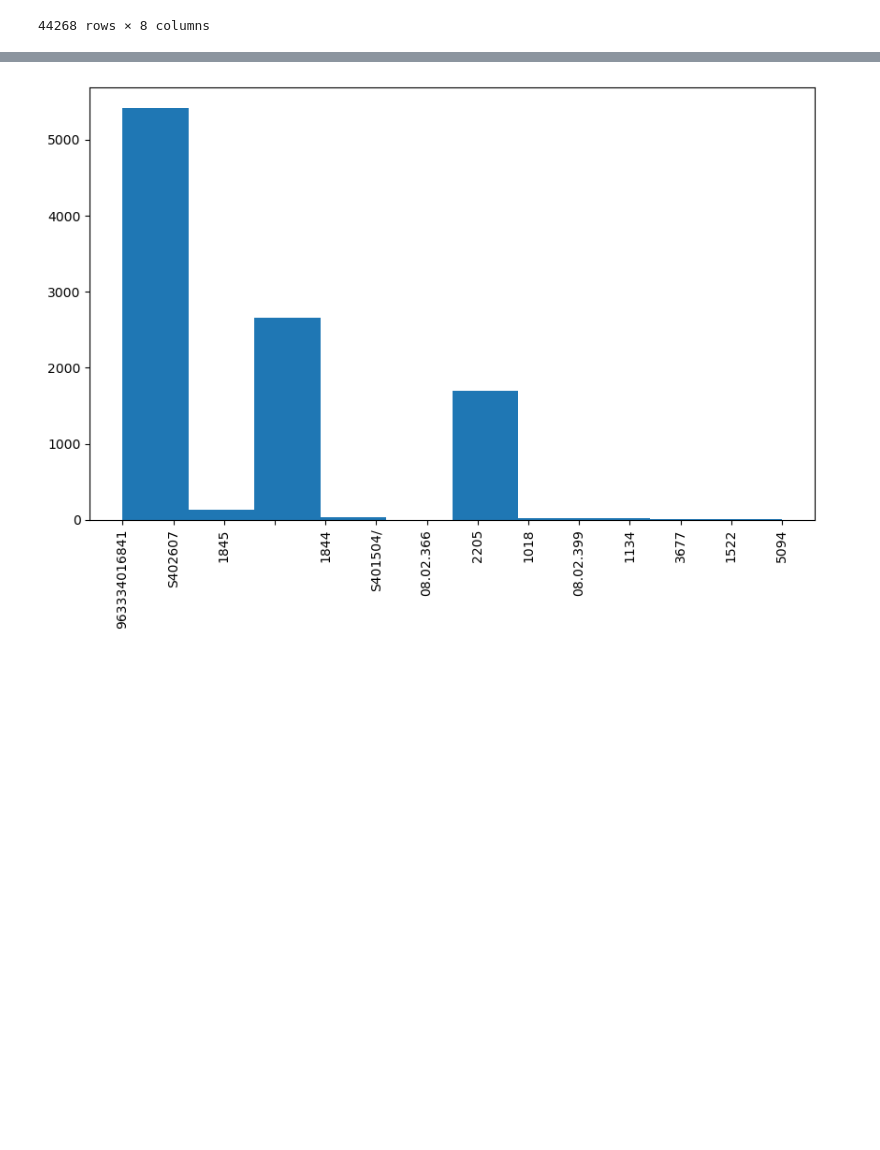
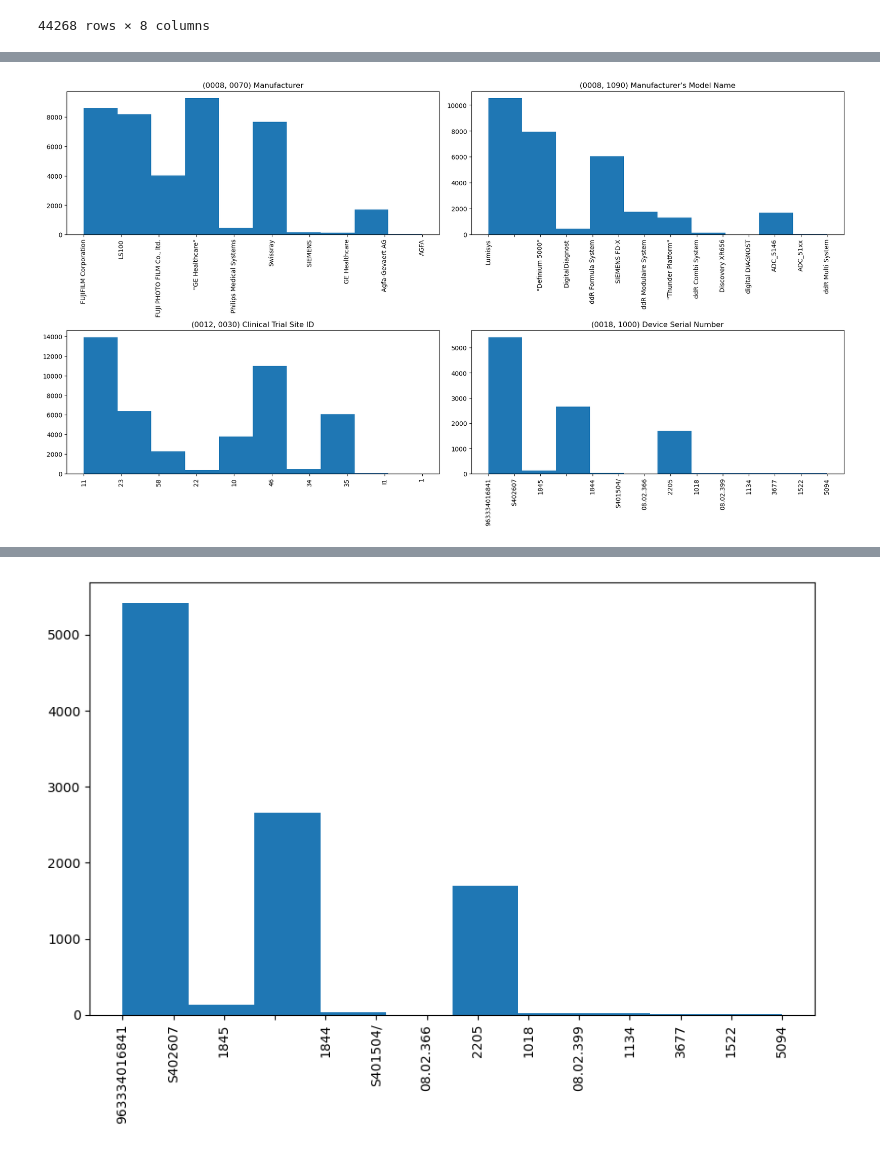
Before and after one commit to cairo-lab/xray_fingerprints, a Jupyter notebook: analysis/pixel_patterns/pattern_modeling.ipynb, the cells around one changed output, grey strips where cells are left out. Cells and saved outputs as stored; diff of their text form; code cells hidden in the pictures; blank space fills up the shorter version.

```diff
--- a/analysis/pixel_patterns/pattern_modeling.ipynb
+++ b/analysis/pixel_patterns/pattern_modeling.ipynb
@@ -165,3 +218,14 @@ def get_model_params(target_variable):
+# %%
+fig, ax = plt.subplots(nrows=2, ncols=2, figsize=(18, 10), constrained_layout=True)
+
+plot_histogram(VARIABLES_OF_INTEREST[0], ax[0, 0])
+plot_histogram(VARIABLES_OF_INTEREST[1], ax[0, 1])
+plot_histogram(VARIABLES_OF_INTEREST[2], ax[1, 0])
+plot_histogram(VARIABLES_OF_INTEREST[3], ax[1, 1])
+
+plt.show()
+# %% [output]
+[figure, added]
 # %%
 warnings.filterwarnings("ignore")
 
```
Also changed, not shown: parts of 12 cells of this notebook.
